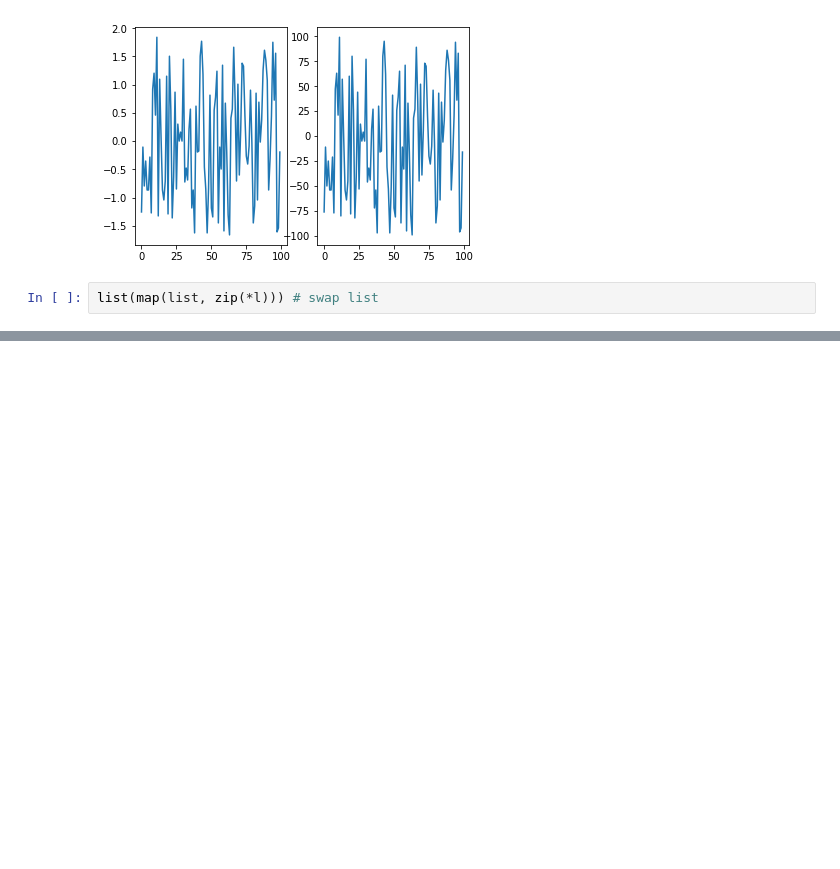
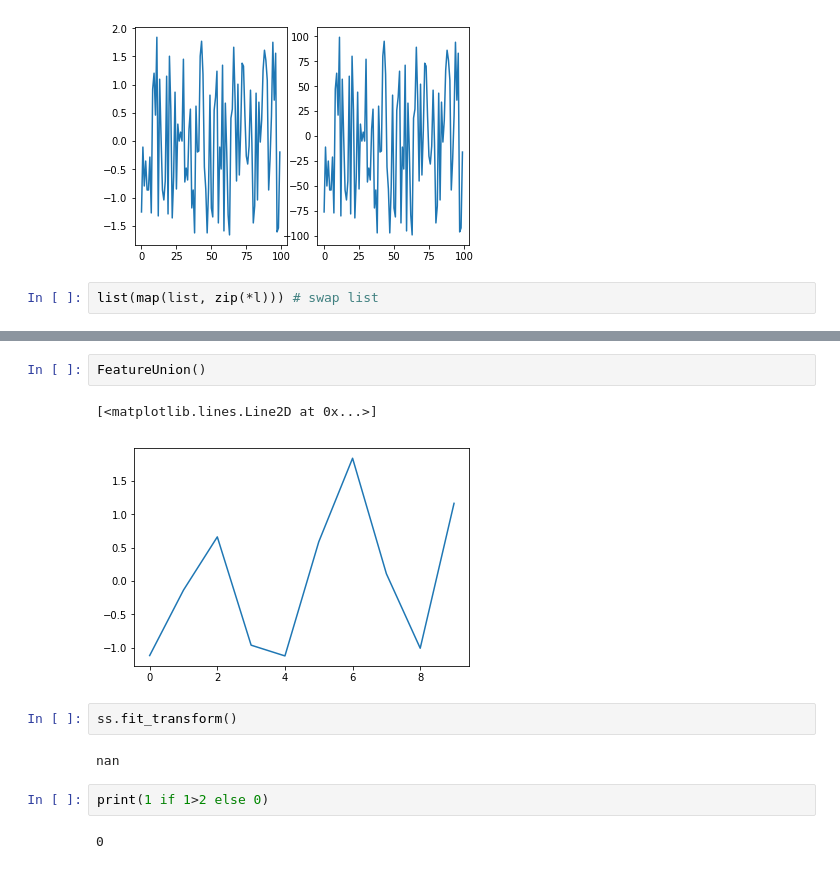
Before and after one commit to pankaj-pundir/templates, a Jupyter notebook: jupyter notebook/learn python.ipynb, the cells around one changed output, grey strips where cells are left out. Saved outputs shown, nothing was run; the diff lists cells and outputs as text; blank space fills up the shorter version.

```diff
--- a/jupyter notebook/learn python.ipynb
+++ b/jupyter notebook/learn python.ipynb
@@ -189,0 +243,13 @@ list(map(list, zip(*l))) # swap list
+# %%
+FeatureUnion()
+# %% [output]
+[<matplotlib.lines.Line2D at 0x...>]
+[figure, added]
+# %%
+ss.fit_transform()
+# %% [output]
+nan
+# %%
+print(1 if 1>2 else 0)
+# %% [output]
+0
```
Also changed, not shown: parts of 12 cells of this notebook, 4 other files.
